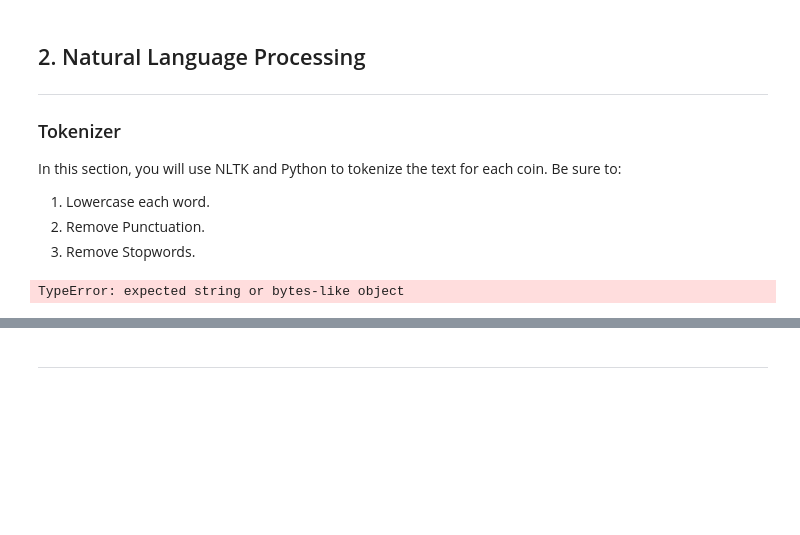
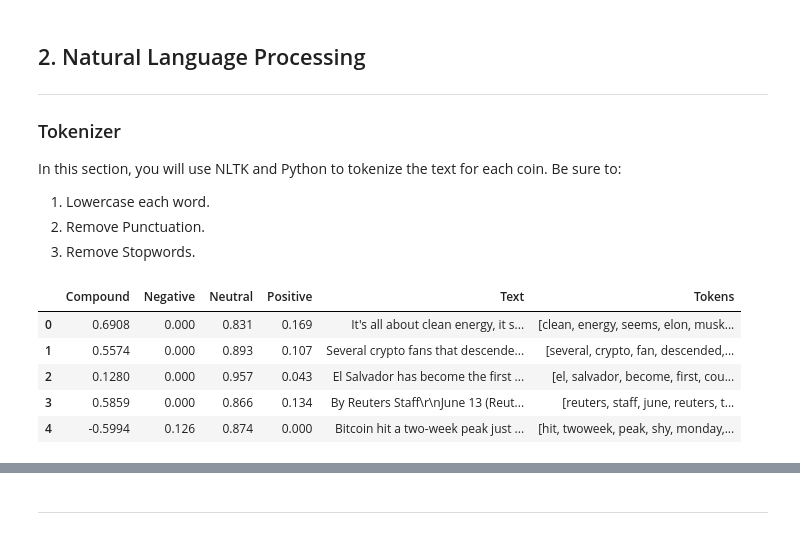
Before and after one commit to ch-a11y/nlp_hw, a Jupyter notebook: crypto_sentiment1.ipynb, the cells around one changed output, grey strips where cells are left out. Cells and saved outputs as stored; diff of their text form; code cells hidden in the pictures; blank space fills up the shorter version.

```diff
--- a/crypto_sentiment1.ipynb
+++ b/crypto_sentiment1.ipynb
@@ -202,47 +190,41 @@ def clean_text(article):
 addl_stopwords = [',', '', 'https', 'http', 'btc', 'bitcoin', 'eth', 'ethereum']
 # %%
 # Complete the tokenizer function
-def tokenizer(text):
-    """Tokenizes text."""
-
-    # Remove the punctuation from text
-    # Create a tokenized list of the words
-    # Lemmatize words into root words
-    # Convert the words to lowercase
-    # Remove the stop words
-
-
-    return tokens
 
 def tokenizer(text):
     """Tokenizes text."""
 
-     # Remove the punctuation
-    regex = re.compile("[^a-zA-Z ]")
-    text = [regex.sub('', word) for word in text]
-
     # Create a list of the words
-    text = word_tokenize(text)
-
-     # Lemmatize Words into root words
-    lemmatizer = WordNetLemmatizer()
-    text = [lemmatizer.lemmatize(word) for word in text]
-    text = [word for word in text if word not in sw]
-    return text
+    words = word_tokenize(text)
 
     # Convert the words to lowercase
-    text = [word.lower() for word in text]
+    words = [word.lower() for word in words]
 
-    # Remove the stop words
+    # Remove the punctuation
+    regex = re.compile("[^a-zA-Z ]")
+    words = [regex.sub('', word) for word in words]
+
+    # remove the stopwords
     sw = set(stopwords.words('english') + addl_stopwords)
+    words = [word.lower() for word in words if word.lower() not in sw]
+
+    # Lemmatize Words into root words
+    tokens = [lemmatizer.lemmatize(word) for word in words]
+
+    return tokens
 # %%
 # Create a new tokens column for Bitcoin
 btc_tokens = []
-[btc_tokens.append(tokenizer(text)) for text in btc_df.Text]
+[btc_tokens.append(tokenizer(text)) for text in list(btc_df.Text)]
 btc_df['Tokens'] = btc_tokens
 btc_df.head()
 # %% [output]
-TypeError: expected string or bytes-like object
+|  | Compound | Negative | Neutral | Positive | Text | Tokens |
+| 0 | 0.6908 | 0.000 | 0.831 | 0.169 | It's all about clean energy, it s... | [clean, energy, seems, elon, musk... |
+| 1 | 0.5574 | 0.000 | 0.893 | 0.107 | Several crypto fans that descende... | [several, crypto, fan, descended,... |
+| 2 | 0.1280 | 0.000 | 0.957 | 0.043 | El Salvador has become the first ... | [el, salvador, become, first, cou... |
+| 3 | 0.5859 | 0.000 | 0.866 | 0.134 | By Reuters Staff\r\nJune 13 (Reut... | [reuters, staff, june, reuters, t... |
+| 4 | -0.5994 | 0.126 | 0.874 | 0.000 | Bitcoin hit a two-week peak just ... | [hit, twoweek, peak, shy, monday,... |
 # %%
 # Create a new tokens column for Ethereum
 eth_tokens = []
```
Also changed, not shown: parts of 25 cells of this notebook.
